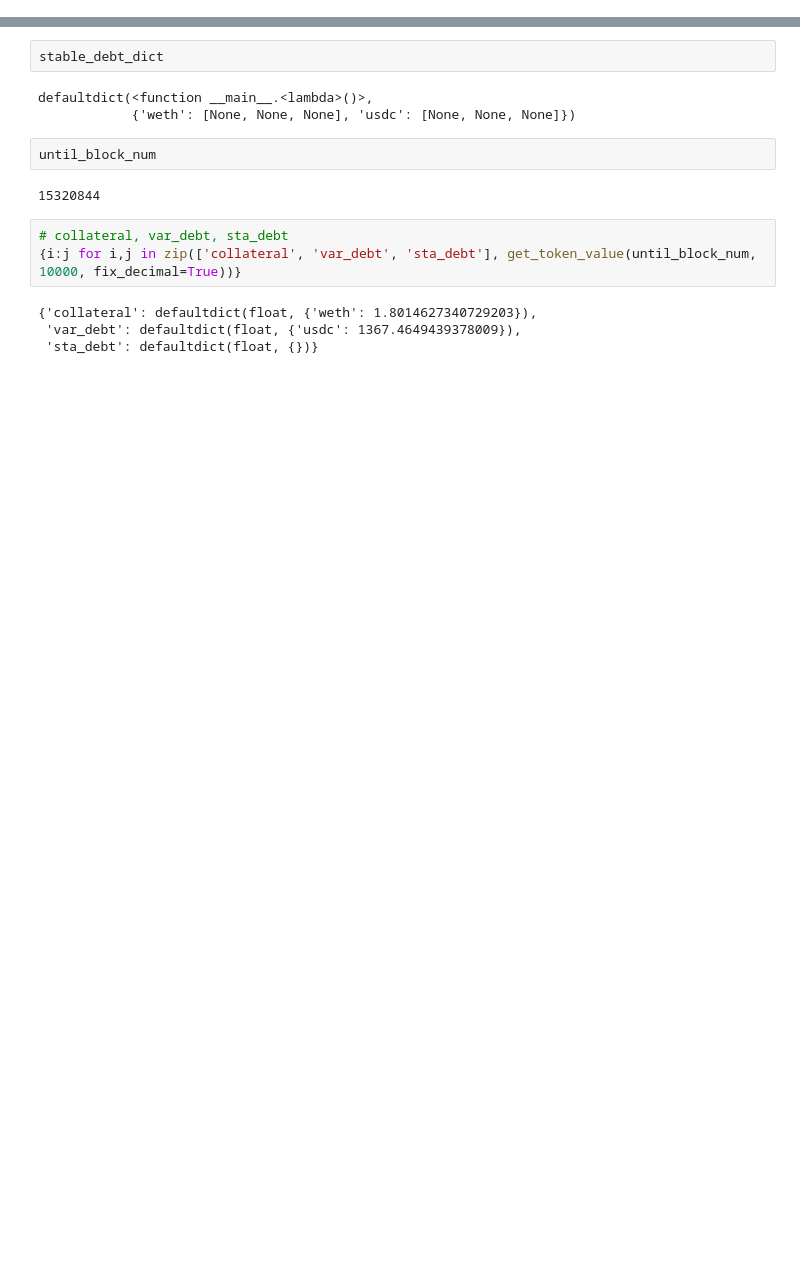
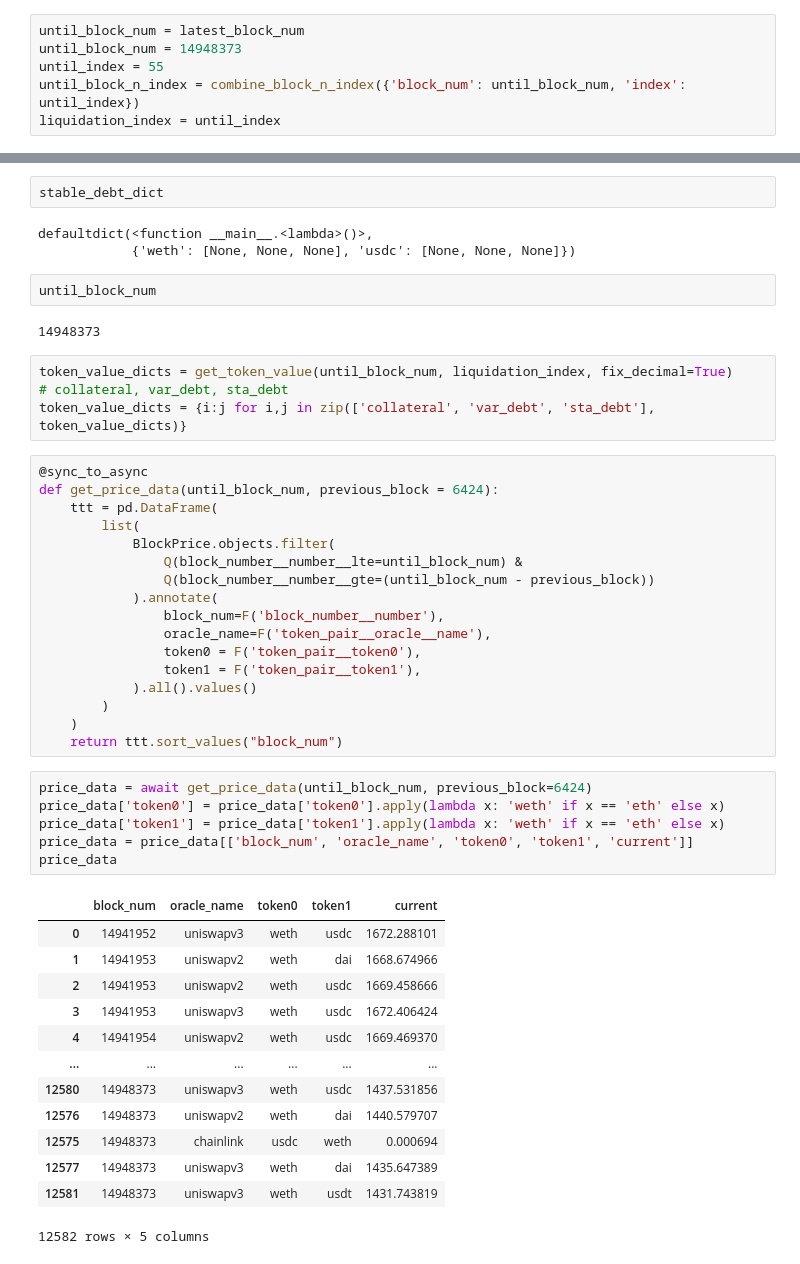
Before and after one commit to JiaanL/O_web, a Jupyter notebook: oracleWeb/test.ipynb, the cells around one changed output, grey strips where cells are left out. Saved outputs shown, nothing was run; the diff lists cells and outputs as text; blank space fills up the shorter version.

```diff
--- a/oracleWeb/test.ipynb
+++ b/oracleWeb/test.ipynb
@@ -235 +226,7 @@ target_address = "0xb1b7f5dd1173c180eba4d91f8e78559e8a0b8b11"
+# %%
+until_block_num = latest_block_num
+until_block_num = 14948373
+until_index = 55
+until_block_n_index = combine_block_n_index({'block_num': until_block_num, 'index': until_index})
+liquidation_index = until_index
 # %%
@@ -602,11 +596,45 @@ defaultdict(<function __main__.<lambda>()>,
 # %%
 until_block_num
 # %% [output]
-15320844
+14948373
 # %%
+token_value_dicts = get_token_value(until_block_num, liquidation_index, fix_decimal=True)
 # collateral, var_debt, sta_debt
-{i:j for i,j in zip(['collateral', 'var_debt', 'sta_debt'], get_token_value(until_block_num, 10000, fix_decimal=True))}
+token_value_dicts = {i:j for i,j in zip(['collateral', 'var_debt', 'sta_debt'], token_value_dicts)}
-# %% [output]
-{'collateral': defaultdict(float, {'weth': 1.8014627340729203}),
- 'var_debt': defaultdict(float, {'usdc': 1367.4649439378009}),
- 'sta_debt': defaultdict(float, {})}
+# %%
+@sync_to_async
+def get_price_data(until_block_num, previous_block = 6424):
+    ttt = pd.DataFrame(
+        list(
+            BlockPrice.objects.filter(
+                Q(block_number__number__lte=until_block_num) &
+                Q(block_number__number__gte=(until_block_num - previous_block))
+            ).annotate(
+                block_num=F('block_number__number'),
+                oracle_name=F('token_pair__oracle__name'),
+                token0 = F('token_pair__token0'),
+                token1 = F('token_pair__token1'),
+            ).all().values()
+        )
+    )
+    return ttt.sort_values("block_num")
+# %%
+price_data = await get_price_data(until_block_num, previous_block=6424)
+price_data['token0'] = price_data['token0'].apply(lambda x: 'weth' if x == 'eth' else x)
+price_data['token1'] = price_data['token1'].apply(lambda x: 'weth' if x == 'eth' else x)
+price_data = price_data[['block_num', 'oracle_name', 'token0', 'token1', 'current']]
+price_data
+# %% [output]
+|  | block_num | oracle_name | token0 | token1 | current |
+| 0 | 14941952 | uniswapv3 | weth | usdc | 1672.288101 |
+| 1 | 14941953 | uniswapv2 | weth | dai | 1668.674966 |
+| 2 | 14941953 | uniswapv2 | weth | usdc | 1669.458666 |
+| 3 | 14941953 | uniswapv3 | weth | usdc | 1672.406424 |
+| 4 | 14941954 | uniswapv2 | weth | usdc | 1669.469370 |
+| ... | ... | ... | ... | ... | ... |
+| 12580 | 14948373 | uniswapv3 | weth | usdc | 1437.531856 |
+| 12576 | 14948373 | uniswapv2 | weth | dai | 1440.579707 |
+| 12575 | 14948373 | chainlink | usdc | weth | 0.000694 |
+| 12577 | 14948373 | uniswapv3 | weth | dai | 1435.647389 |
+| 12581 | 14948373 | uniswapv3 | weth | usdt | 1431.743819 |
+12582 rows × 5 columns
```
Also changed, not shown: parts of 14 cells of this notebook.
